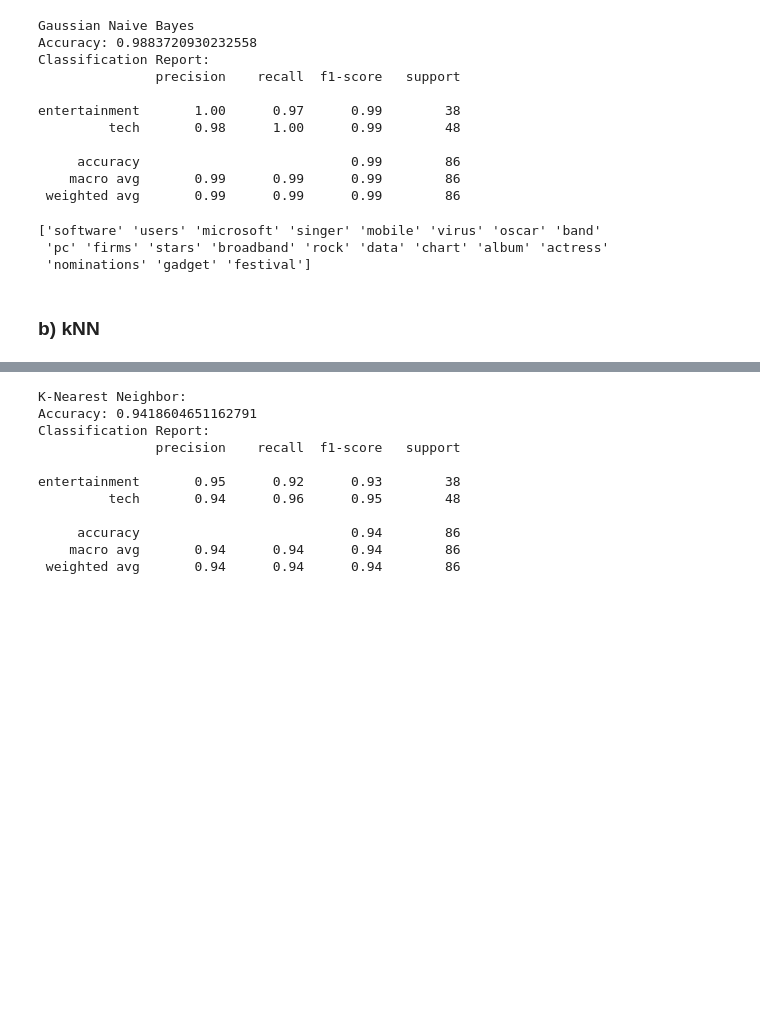
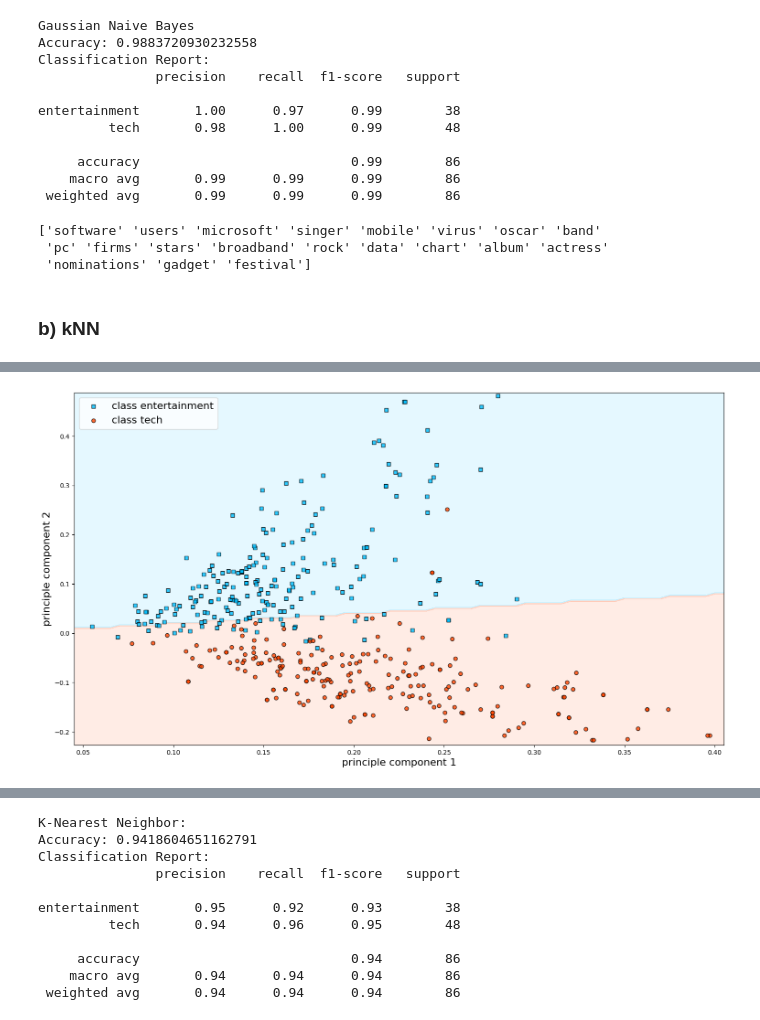
Before and after one commit to jeffcct/Tutorial-5, a Jupyter notebook: Assignment/draft.ipynb, the cells around one changed output, grey strips where cells are left out. Drawn from its saved outputs; the diff is of its cells as text; code cells hidden in the pictures; blank space fills up the shorter version.

```diff
--- a/Assignment/draft.ipynb
+++ b/Assignment/draft.ipynb
@@ -151,29 +154,35 @@ From looking at the above plots, we notice "said' was mentioned the most frequen
 # %%
-#Vectorizing after data split
+# All training data
+tfidf_all = TfidfVectorizer()
+X_all_tfidf = tfidf_all.fit_transform(data_X["Text"])
+y_all =data_X["Category"]
+
+# Vectorizing after data split
 X_train, X_test, y_train, y_test = train_test_split(data_X["Text"], data_X["Category"], test_size=0.2,random_state=42)
 
 #Tfid Vectorizer
-X_train_tfid = tfid.fit_transform(X_train)
-X_test_tfid = tfid.transform(X_test)
+tfidf = TfidfVectorizer()
+X_train_tfidf = tfidf.fit_transform(X_train)
+X_test_tfidf = tfidf.transform(X_test)
 
 #Count Vectorizer
+vectorizer = CountVectorizer()
 X_train_count = vectorizer.fit_transform(X_train)
 X_test_count = vectorizer.transform(X_test)
 # %% [markdown]
 Helper functions
 # %%
 from matplotlib.colors import ListedColormap
-def plot_decision_regions(pca, X, y, ax, classifier, test_idx=None, resolution=0.02):
+def plot_decision_regions(pca, X, y, ax, classifier, test_idx=None, resolution=0.005):
 
     # setup marker generator and color map
     markers = ('s', 'o')
-    colors = ('lightblue', 'orange')
-    background = ('lightcyan', 'cornsilk')
+    colors = ('deepskyblue', 'orangered')
     cmap = ListedColormap(colors)
 
     # plot the decision surface
-    x1_min, x1_max = X[:, 0].min() - 0.2, X[:, 0].max() + 0.2
-    x2_min, x2_max = X[:, 1].min() - 0.2, X[:, 1].max() + 0.2
+    x1_min, x1_max = X[:, 0].min() - 0.01, X[:, 0].max() + 0.01
+    x2_min, x2_max = X[:, 1].min() - 0.01, X[:, 1].max() + 0.01
     xx1, xx2 = np.meshgrid(np.arange(x1_min, x1_max, resolution),
                            np.arange(x2_min, x2_max, resolution))
     Z = classifier.predict(pca.inverse_transform(
@@ -182,7 +191,6 @@ def plot_decision_regions(pca, X, y, ax, classifier, test_idx=None, resolution=0
     # Convert levels to numbers
     Z = np.where(Z == "entertainment", 0, 1)
     Z = Z.reshape(xx1.shape)
-    print(Z.shape)
 
     if ax is None: ax = plt.gca()
 
@@ -228,4 +236,6 @@ def plot_decision_regions(pca, X, y, ax, classifier, test_idx=None, resolution=0
     ax.set_ylabel('principle component 2', size=16)
     ax.legend(loc='upper left', fontsize=16)
 
-    plt.show()
+    # ax.show()
+
+    # plt.show()
@@ -322,0 +465,16 @@ Best parameters: k = 20, metric = cosine
+# %%
+pca_knn = TruncatedSVD(n_components=2)
+pca_tfidf = pca_knn.fit_transform(X_all_tfidf)
+
+knn_best_all = KNeighborsClassifier(n_neighbors = 28, metric = "euclidean")
+knn_best_all.fit(X_all_tfidf, y_all)
+
+
+
+fig, ax_pca = plt.subplots(1, 1, figsize=(16, 10))
+fig.subplots_adjust(left=0.0625, right=0.95, wspace=0.1)
+
+
+plot_decision_regions(pca_knn, pca_tfidf,y_all, ax_pca, knn_best_all)
+# %% [output]
+[figure, added]
```
Also changed, not shown: parts of 26 cells of this notebook.
